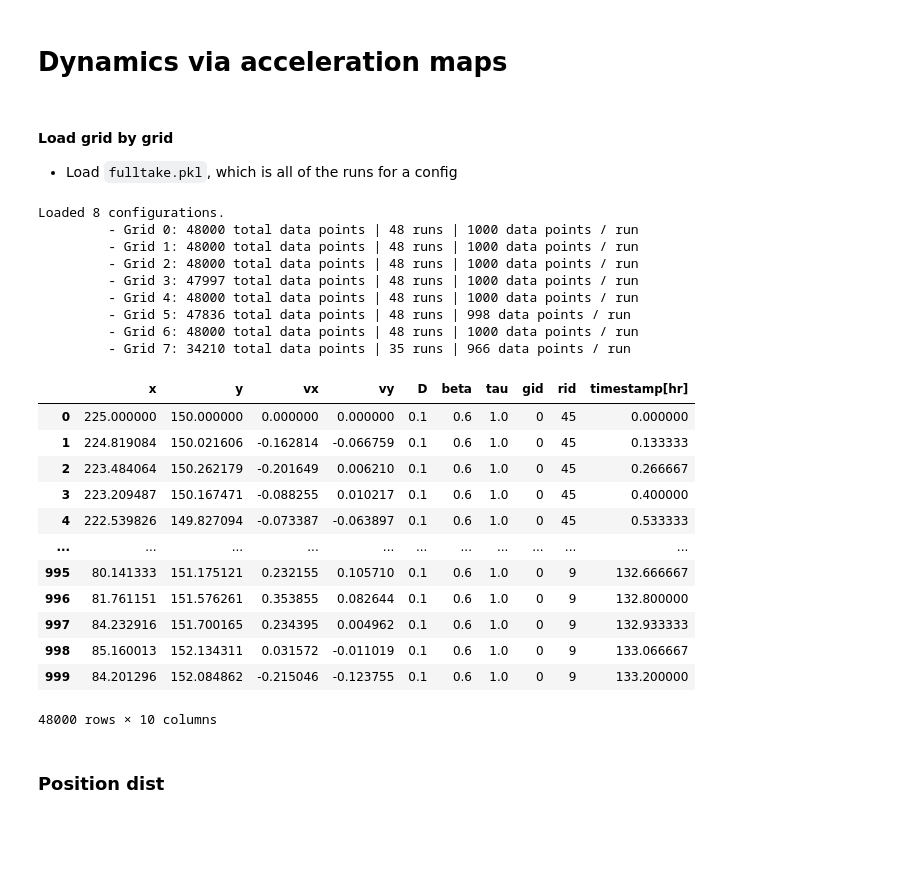
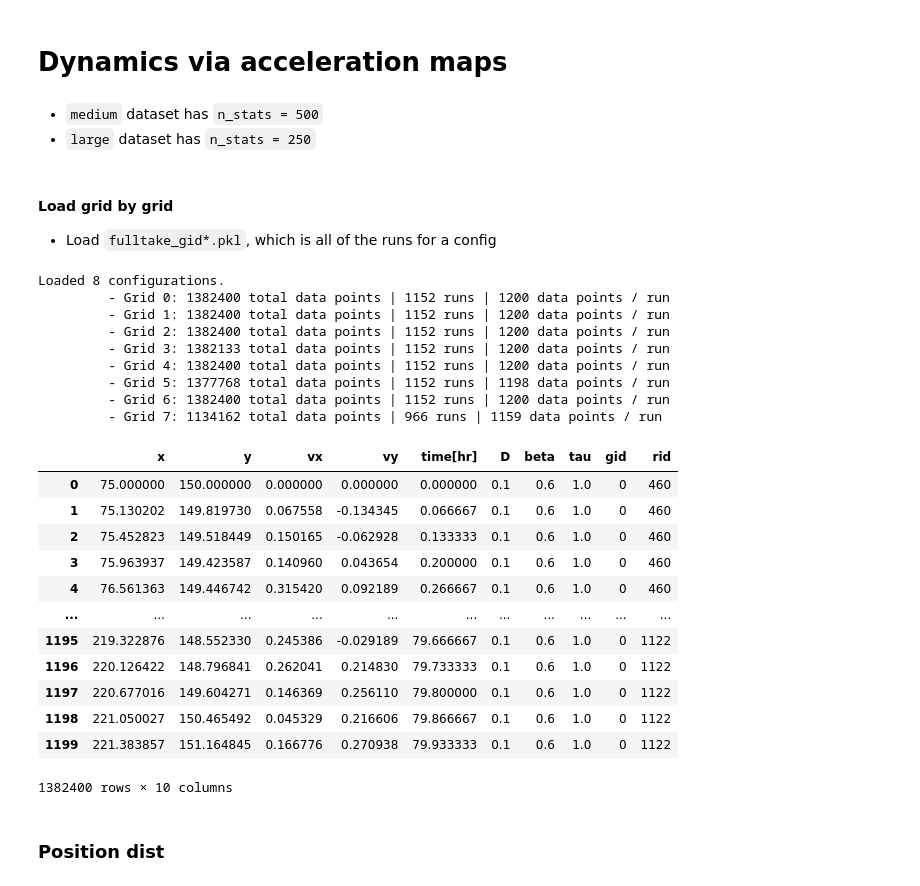
Before and after one commit to pedromzadeh/CCAM, a Jupyter notebook: driver/maps.ipynb, the cells around one changed output. Saved outputs shown, nothing was run; the diff lists cells and outputs as text; code cells hidden in the pictures; blank space fills up the shorter version.

```diff
--- a/driver/maps.ipynb
+++ b/driver/maps.ipynb
@@ -1,5 +1,8 @@
 # %% [markdown]
 # Dynamics via acceleration maps
+# %% [markdown]
+- `medium` dataset has `n_stats = 500`
+- `large` dataset has `n_stats = 250`
 # %%
 import matplotlib.pyplot as plt
 import numpy as np
@@ -13,45 +16,49 @@ n_stats = 500  # delta between each recorded observation
 dt = n_stats * 0.002 * min_factor / 60  # dt between each recorded observation, in hr
 # %% [markdown]
 #### Load grid by grid
-- Load `fulltake.pkl`, which is all of the runs for a config
+- Load `fulltake_gid*.pkl`, which is all of the runs for a config
 # %%
 from glob import glob
 
+files = glob("data/large/fulltake_gid*.pkl")
 data = []
-for gid in range(8):
-    df = pd.read_pickle(f"data/medium/grid_id{gid}.pkl")
-    df.rename(columns={"grid id" : "gid", "run id" : "rid"}, inplace=True)
-    df["timestamp[hr]"] = df.index * dt
+for file in files:
+    df = pd.read_pickle(file)
     df.x *= mu_factor
     df.y *= mu_factor
     data.append(df)
 
 print(f"Loaded {len(data)} configurations.")
-[print(f"\t - Grid {gid}: {len(df)} total data points | {len(df.rid.unique())} runs | {len(df[df.rid==0])} data points / run") for gid, df in zip(range(8), data)]
+[
+    print(
+        f"\t - Grid {gid}: {len(df)} total data points | {len(df.rid.unique())} runs | {len(df[df.rid==0])} data points / run"
+    )
+    for gid, df in zip(range(8), data)
+]
 display(data[0])
 # %% [output]
 Loaded 8 configurations.
-         - Grid 0: 48000 total data points | 48 runs | 1000 data points / run
-         - Grid 1: 48000 total data points | 48 runs | 1000 data points / run
-         - Grid 2: 48000 total data points | 48 runs | 1000 data points / run
-         - Grid 3: 47997 total data points | 48 runs | 1000 data points / run
-         - Grid 4: 48000 total data points | 48 runs | 1000 data points / run
-         - Grid 5: 47836 total data points | 48 runs | 998 data points / run
-         - Grid 6: 48000 total data points | 48 runs | 1000 data points / run
-         - Grid 7: 34210 total data points | 35 runs | 966 data points / run
+         - Grid 0: 1382400 total data points | 1152 runs | 1200 data points / run
+         - Grid 1: 1382400 total data points | 1152 runs | 1200 data points / run
+         - Grid 2: 1382400 total data points | 1152 runs | 1200 data points / run
+         - Grid 3: 1382133 total data points | 1152 runs | 1200 data points / run
+         - Grid 4: 1382400 total data points | 1152 runs | 1200 data points / run
+         - Grid 5: 1377768 total data points | 1152 runs | 1198 data points / run
+         - Grid 6: 1382400 total data points | 1152 runs | 1200 data points / run
+         - Grid 7: 1134162 total data points | 966 runs | 1159 data points / run
-|  | x | y | vx | vy | D | beta | tau | gid | rid | timestamp[hr] |
-| 0 | 225.000000 | 150.000000 | 0.000000 | 0.000000 | 0.1 | 0.6 | 1.0 | 0 | 45 | 0.000000 |
-| 1 | 224.819084 | 150.021606 | -0.162814 | -0.066759 | 0.1 | 0.6 | 1.0 | 0 | 45 | 0.133333 |
-| 2 | 223.484064 | 150.262179 | -0.201649 | 0.006210 | 0.1 | 0.6 | 1.0 | 0 | 45 | 0.266667 |
-| 3 | 223.209487 | 150.167471 | -0.088255 | 0.010217 | 0.1 | 0.6 | 1.0 | 0 | 45 | 0.400000 |
-| 4 | 222.539826 | 149.827094 | -0.073387 | -0.063897 | 0.1 | 0.6 | 1.0 | 0 | 45 | 0.533333 |
+|  | x | y | vx | vy | time[hr] | D | beta | tau | gid | rid |
+| 0 | 75.000000 | 150.000000 | 0.000000 | 0.000000 | 0.000000 | 0.1 | 0.6 | 1.0 | 0 | 460 |
+| 1 | 75.130202 | 149.819730 | 0.067558 | -0.134345 | 0.066667 | 0.1 | 0.6 | 1.0 | 0 | 460 |
+| 2 | 75.452823 | 149.518449 | 0.150165 | -0.062928 | 0.133333 | 0.1 | 0.6 | 1.0 | 0 | 460 |
+| 3 | 75.963937 | 149.423587 | 0.140960 | 0.043654 | 0.200000 | 0.1 | 0.6 | 1.0 | 0 | 460 |
+| 4 | 76.561363 | 149.446742 | 0.315420 | 0.092189 | 0.266667 | 0.1 | 0.6 | 1.0 | 0 | 460 |
 | ... | ... | ... | ... | ... | ... | ... | ... | ... | ... | ... |
-| 995 | 80.141333 | 151.175121 | 0.232155 | 0.105710 | 0.1 | 0.6 | 1.0 | 0 | 9 | 132.666667 |
-| 996 | 81.761151 | 151.576261 | 0.353855 | 0.082644 | 0.1 | 0.6 | 1.0 | 0 | 9 | 132.800000 |
-| 997 | 84.232916 | 151.700165 | 0.234395 | 0.004962 | 0.1 | 0.6 | 1.0 | 0 | 9 | 132.933333 |
-| 998 | 85.160013 | 152.134311 | 0.031572 | -0.011019 | 0.1 | 0.6 | 1.0 | 0 | 9 | 133.066667 |
-| 999 | 84.201296 | 152.084862 | -0.215046 | -0.123755 | 0.1 | 0.6 | 1.0 | 0 | 9 | 133.200000 |
+| 1195 | 219.322876 | 148.552330 | 0.245386 | -0.029189 | 79.666667 | 0.1 | 0.6 | 1.0 | 0 | 1122 |
+| 1196 | 220.126422 | 148.796841 | 0.262041 | 0.214830 | 79.733333 | 0.1 | 0.6 | 1.0 | 0 | 1122 |
+| 1197 | 220.677016 | 149.604271 | 0.146369 | 0.256110 | 79.800000 | 0.1 | 0.6 | 1.0 | 0 | 1122 |
+| 1198 | 221.050027 | 150.465492 | 0.045329 | 0.216606 | 79.866667 | 0.1 | 0.6 | 1.0 | 0 | 1122 |
+| 1199 | 221.383857 | 151.164845 | 0.166776 | 0.270938 | 79.933333 | 0.1 | 0.6 | 1.0 | 0 | 1122 |
-48000 rows × 10 columns
+1382400 rows × 10 columns
 # %% [markdown]
 ### Position dist
 # %%
```
Also changed, not shown: parts of 8 cells of this notebook.
